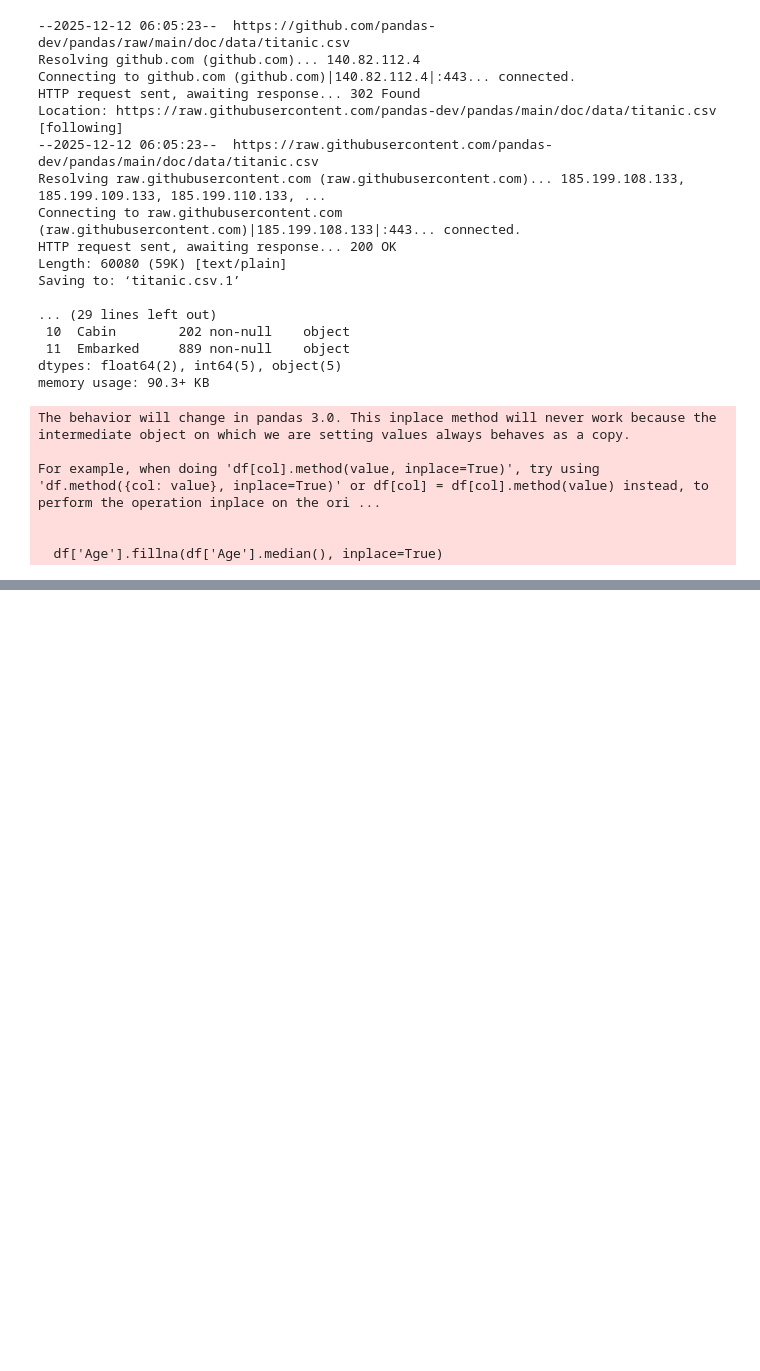
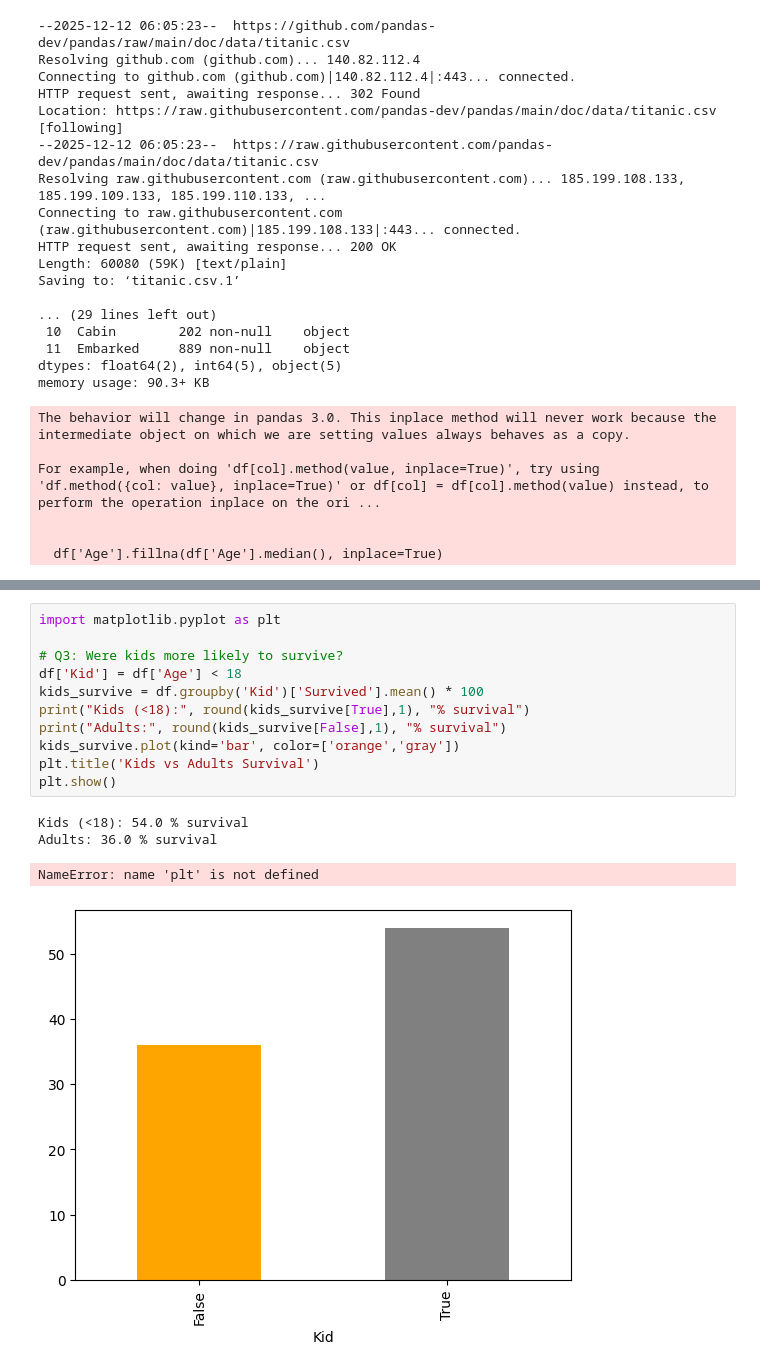
Before and after one commit to amadisalarico-cpu/ds220-project2, a Jupyter notebook: Untitled0.ipynb, the cells around one changed output, grey strips where cells are left out. Saved outputs shown, nothing was run; the diff lists cells and outputs as text; blank space fills up the shorter version.

```diff
--- a/Untitled0.ipynb
+++ b/Untitled0.ipynb
@@ -45,0 +75,16 @@ For example, when doing 'df[col].method(value, inplace=True)', try using 'df.met
+# %%
+import matplotlib.pyplot as plt
+
+# Q3: Were kids more likely to survive?
+df['Kid'] = df['Age'] < 18
+kids_survive = df.groupby('Kid')['Survived'].mean() * 100
+print("Kids (<18):", round(kids_survive[True],1), "% survival")
+print("Adults:", round(kids_survive[False],1), "% survival")
+kids_survive.plot(kind='bar', color=['orange','gray'])
+plt.title('Kids vs Adults Survival')
+plt.show()
+# %% [output]
+Kids (<18): 54.0 % survival
+Adults: 36.0 % survival
+NameError: name 'plt' is not defined
+[figure, added]
```
Also changed, not shown: parts of 5 cells of this notebook.
